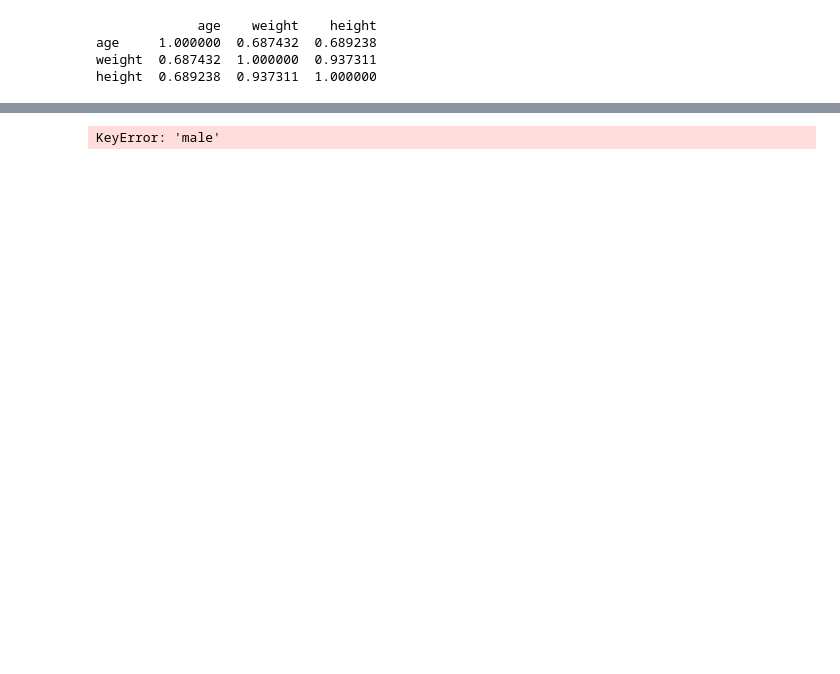
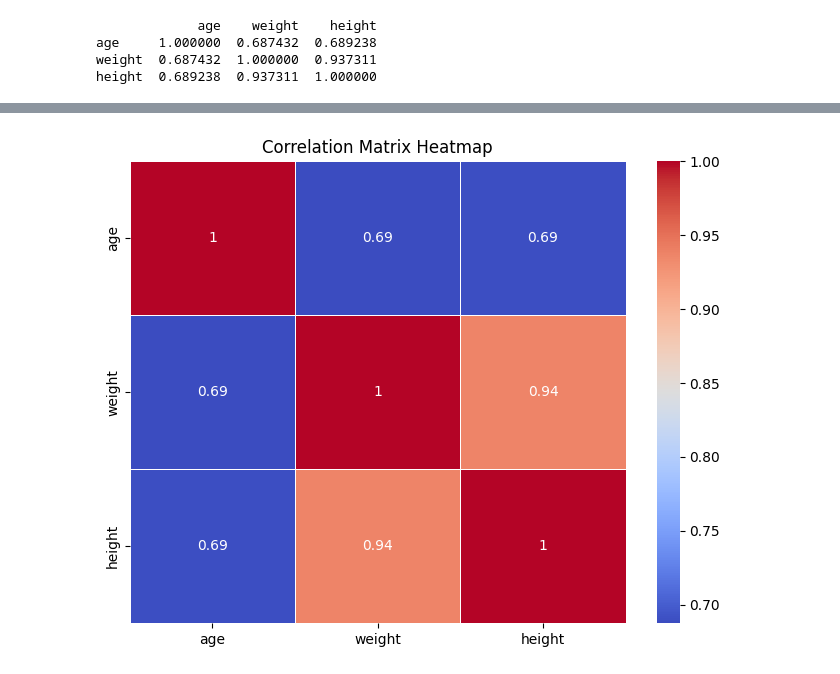
Before and after one commit to Priyankanaskar/applied-ml-priyanka, a Jupyter notebook: example02/lab01/howel.ipynb, the cells around one changed output, grey strips where cells are left out. Saved outputs shown, nothing was run; the diff lists cells and outputs as text; code cells hidden in the pictures; blank space fills up the shorter version.

```diff
--- a/example02/lab01/howel.ipynb
+++ b/example02/lab01/howel.ipynb
@@ -157,12 +157,21 @@ plt.show()
-# %%
-
-howell_full['new'] = howell_full['male'] + howell_full['age']
-howell_full.drop(axis='columns', labels='new', inplace=True)
-height_median = howell_full['height'].median()
-weight_average = howell_full['weight'].mean()
-howell_full['height'].fillna(height_median, inplace=True)
-# %% [output]
-KeyError: 'male'
+# %%
+
+import seaborn as sns
+import matplotlib.pyplot as plt
+
+# Drop non-numeric columns
+numeric_data = howell_full.select_dtypes(include=['number'])
+
+# Create correlation matrix
+correlation_matrix = numeric_data.corr()
+
+# Plot heatmap
+plt.figure(figsize=(8, 6))
+sns.heatmap(correlation_matrix, annot=True, cmap="coolwarm", linewidths=0.5)
+plt.title("Correlation Matrix Heatmap")
+plt.show()
+# %% [output]
+[figure, added]
 # %%
 from pandas.plotting import scatter_matrix
 
```
Also changed, not shown: parts of 3 cells of this notebook, 1 other file.
